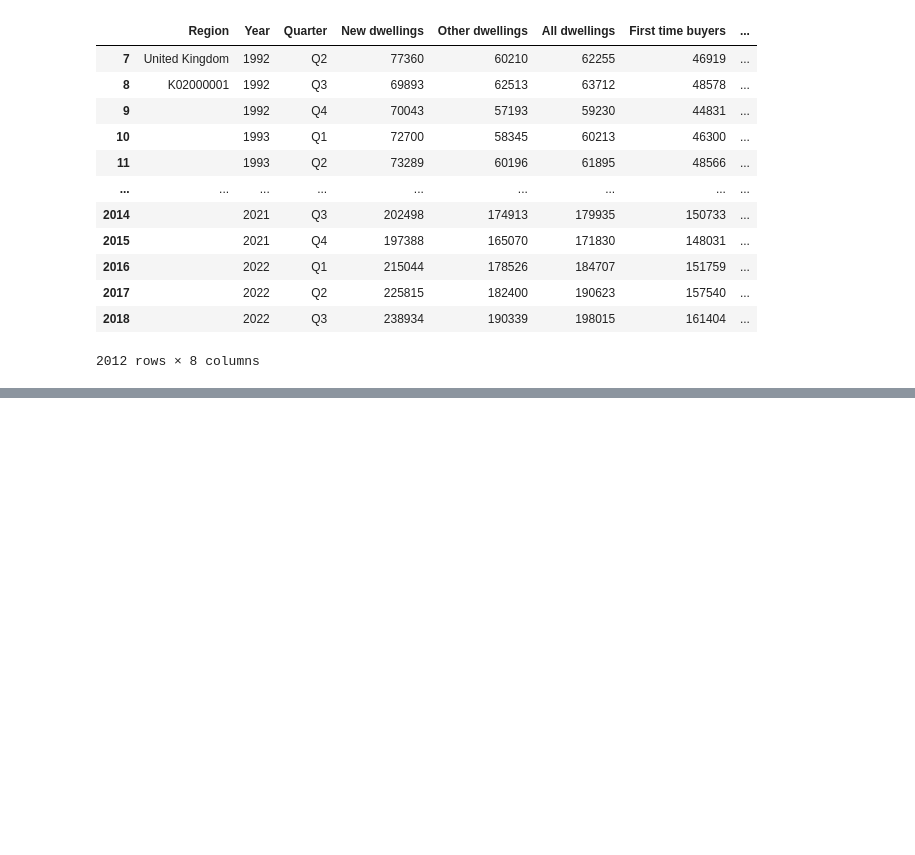
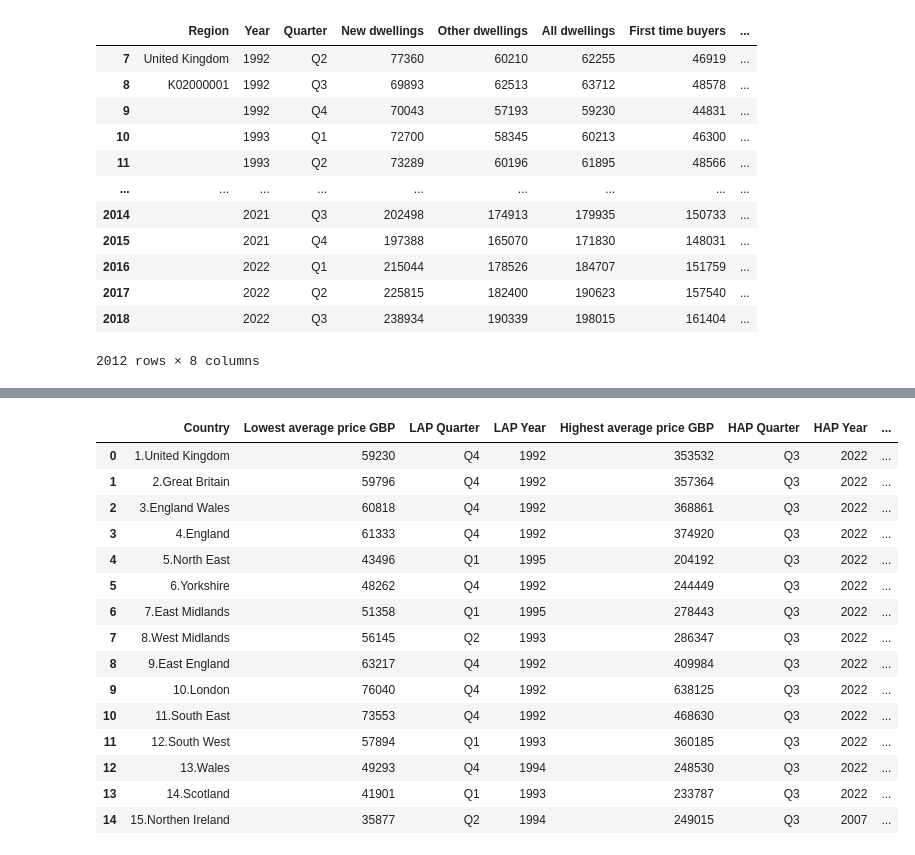
Before and after one commit to krischmielewski/Data_Analytics_Learning, a Jupyter notebook: Project2/Housing data 1992-2022 Study.ipynb, the cells around one changed output, grey strips where cells are left out. Cells and saved outputs as stored; diff of their text form; code cells hidden in the pictures; blank space fills up the shorter version.

```diff
--- a/Project2/Housing data 1992-2022 Study.ipynb
+++ b/Project2/Housing data 1992-2022 Study.ipynb
@@ -134,7 +134,7 @@ house_df3
 #4
 house_df_United_Kingdom = house_df3.loc[0:128]
 house_df_Great_Britain = house_df3.loc[133:254]
-house_df_England_Wales = house_df3.loc[295:380]
+house_df_England_Wales = house_df3.loc[259:380]
 house_df_England = house_df3.loc[385:506]
 #11
 #Regions:
@@ -200,23 +200,54 @@ countries = [Country(house_df_United_Kingdom,'1.United Kingdom'),
 ]
 
 
-print("Peak change in nominal simple average values \nof the properties within 30 years period (1992-2022):\n")
+# print("Peak change in nominal simple average values \nof the properties within 30 years period (1992-2022):\n")
 
 
 
+# for country in countries:
+#     print("-----------------------------------------------")
+#     print(country.name)
+#     col1, col2, min_price = lowest_price_info(country.database,'All dwellings','Year','Quarter')
+#     col3, col4, max_price = highest_price_info(country.database,'All dwellings','Year','Quarter')
+#     print('Lowest average price: ',min_price,"GBP", (col2, col1))
+#     print('Highest average price: ', max_price,"GBP", (col4, col3))
+
+#     Difference = max_price - min_price
+#     Percent = int(Difference/min_price*100)
+#     print("Price difference:", Difference, Percent,"%")
+#     print('Average price: ', average_price(country.database,'All dwellings'))
+#     print('Median price: ', median_price(country.database,'All dwellings'))
+
+
+
+print("Peak change in nominal simple average values \nof the properties within 30 years period (1992-2022):\n")
+
+results = []
+
 for country in countries:
-    print("-----------------------------------------------")
-    print(country.name)
+    country_result = {'Country': country.name}
     col1, col2, min_price = lowest_price_info(country.database,'All dwellings','Year','Quarter')
     col3, col4, max_price = highest_price_info(country.database,'All dwellings','Year','Quarter')
-    print('Lowest average price: ',min_price,"GBP", (col2, col1)),
-    print('Highest average price: ', max_price,"GBP", (col4, col3))
-
+    country_result['Lowest average price GBP'] =  min_price
+    country_result['LAP Quarter'] = col2
+    country_result['LAP Year'] = col1
+    country_result['Highest average price GBP'] = max_price
+    country_result['HAP Quarter'] = col4
+    country_result['HAP Year'] = col3
     Difference = max_price - min_price
     Percent = int(Difference/min_price*100)
-    print("Price difference:", Difference, Percent,"%")
-    print('Average price: ', average_price(country.database,'All dwellings'))
-    print('Median price: ', median_price(country.database,'All dwellings'))
+    country_result['Price Difference'] = Difference
+    country_result['Percent change'] = Percent
+    country_result['Average Price'] = int(average_price(country.database,'All dwellings'))
+    country_result['Median Price'] = int(median_price(country.database,'All dwellings'))
+    results.append(country_result)
+
+
+
+column_names = ['Country', 'Lowest average price GBP','LAP Quarter','LAP Year', 'Highest average price GBP','HAP Quarter','HAP Year','Price Difference','Percent change','Average Price', 'Median Price']
+Results_df = pd.DataFrame(results, columns=column_names)
+
+Results_df
 # %% [output]
 Peak change in nominal simple average values
 of the properties within 30 years period (1992-2022):
@@ -238 +254,17 @@ Median price:  135038.5
+|  | Country | Lowest average price GBP | LAP Quarter | LAP Year | Highest average price GBP | HAP Quarter | HAP Year | ... |
+| 0 | 1.United Kingdom | 59230 | Q4 | 1992 | 353532 | Q3 | 2022 | ... |
+| 1 | 2.Great Britain | 59796 | Q4 | 1992 | 357364 | Q3 | 2022 | ... |
+| 2 | 3.England Wales | 60818 | Q4 | 1992 | 368861 | Q3 | 2022 | ... |
+| 3 | 4.England | 61333 | Q4 | 1992 | 374920 | Q3 | 2022 | ... |
+| 4 | 5.North East | 43496 | Q1 | 1995 | 204192 | Q3 | 2022 | ... |
+| 5 | 6.Yorkshire | 48262 | Q4 | 1992 | 244449 | Q3 | 2022 | ... |
+| 6 | 7.East Midlands | 51358 | Q1 | 1995 | 278443 | Q3 | 2022 | ... |
+| 7 | 8.West Midlands | 56145 | Q2 | 1993 | 286347 | Q3 | 2022 | ... |
+| 8 | 9.East England | 63217 | Q4 | 1992 | 409984 | Q3 | 2022 | ... |
+| 9 | 10.London | 76040 | Q4 | 1992 | 638125 | Q3 | 2022 | ... |
+| 10 | 11.South East | 73553 | Q4 | 1992 | 468630 | Q3 | 2022 | ... |
+| 11 | 12.South West | 57894 | Q1 | 1993 | 360185 | Q3 | 2022 | ... |
+| 12 | 13.Wales | 49293 | Q4 | 1994 | 248530 | Q3 | 2022 | ... |
+| 13 | 14.Scotland | 41901 | Q1 | 1993 | 233787 | Q3 | 2022 | ... |
+| 14 | 15.Northen Ireland | 35877 | Q2 | 1994 | 249015 | Q3 | 2007 | ... |
 # %%
```
Also changed, not shown: parts of 9 cells of this notebook.
